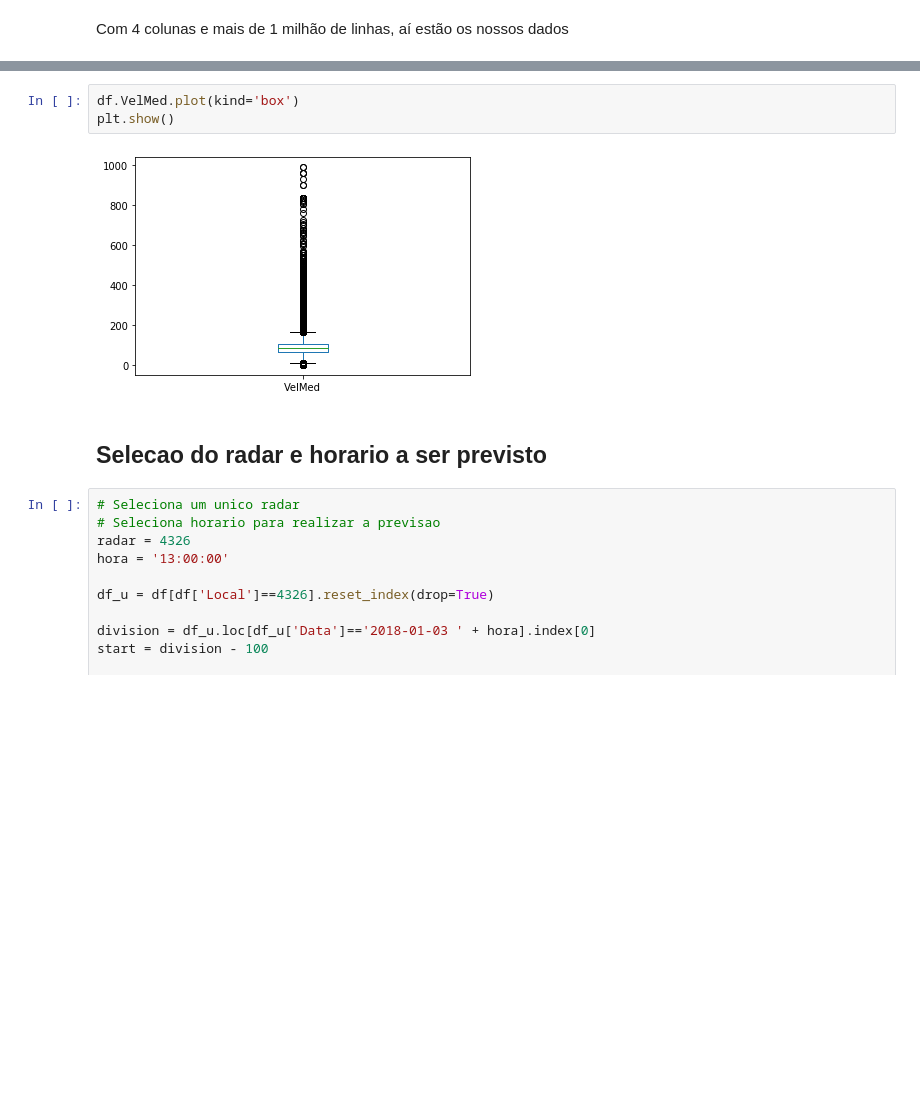
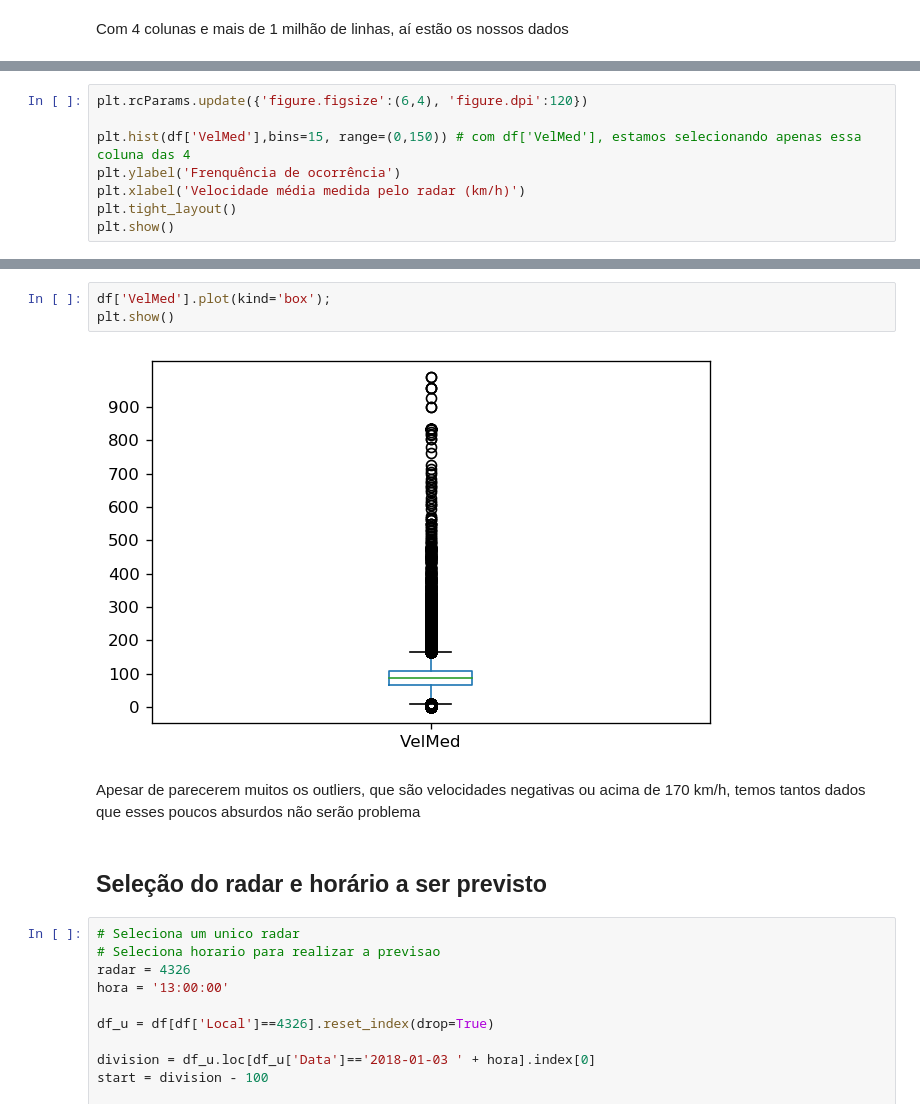
Before and after one commit to guilistocco/Laboratorio_ARIMA, a Jupyter notebook: Laboratorio_ARIMA_gabarito.ipynb, the cells around one changed output, grey strips where cells are left out. Drawn from its saved outputs; the diff is of its cells as text; blank space fills up the shorter version.

```diff
--- a/Laboratorio_ARIMA_gabarito.ipynb
+++ b/Laboratorio_ARIMA_gabarito.ipynb
@@ -94,0 +150,8 @@ Com 4 colunas e mais de 1 milhão de linhas, aí estão os nossos dados
+# %%
+plt.rcParams.update({'figure.figsize':(6,4), 'figure.dpi':120})
+
+plt.hist(df['VelMed'],bins=15, range=(0,150)) # com df['VelMed'], estamos selecionando apenas essa coluna das 4
+plt.ylabel('Frenquência de ocorrência')
+plt.xlabel('Velocidade média medida pelo radar (km/h)')
+plt.tight_layout()
+plt.show()
@@ -95,10 +168,12 @@ Com 4 colunas e mais de 1 milhão de linhas, aí estão os nossos dados
 # %%
-df.VelMed.plot(kind='box')
+df['VelMed'].plot(kind='box');
 plt.show()
 # %% [output]
-[figure, old version]
+[figure, new version]
+# %% [markdown]
+Apesar de parecerem muitos os outliers, que são velocidades negativas ou acima de 170 km/h, temos tantos dados que esses poucos absurdos não serão problema
 # %% [markdown]
-## Selecao do radar e horario a ser previsto
+## Seleção do radar e horário a ser previsto
 # %%
 # Seleciona um unico radar
 # Seleciona horario para realizar a previsao
```
Also changed, not shown: parts of 12 cells of this notebook.
